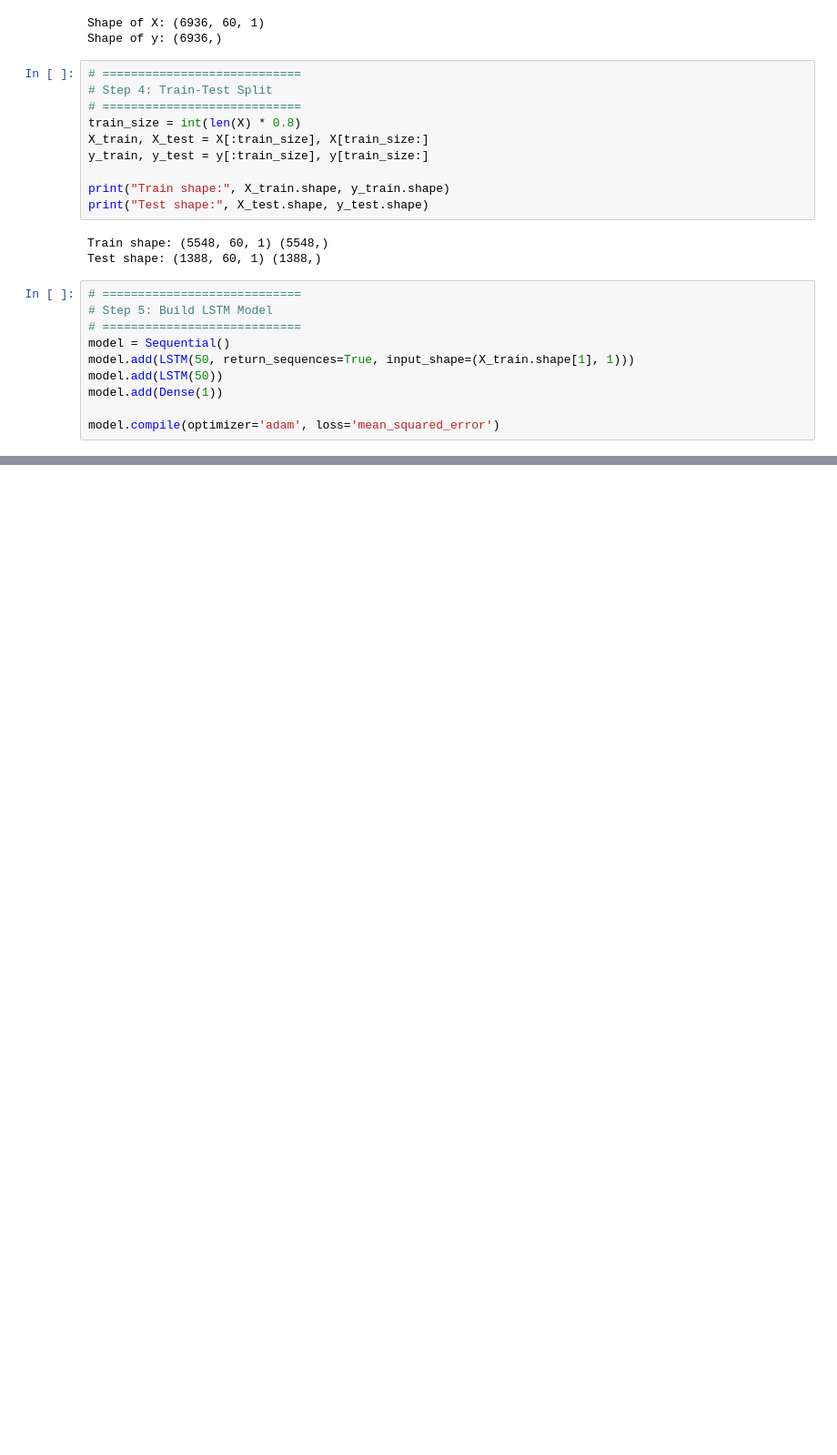
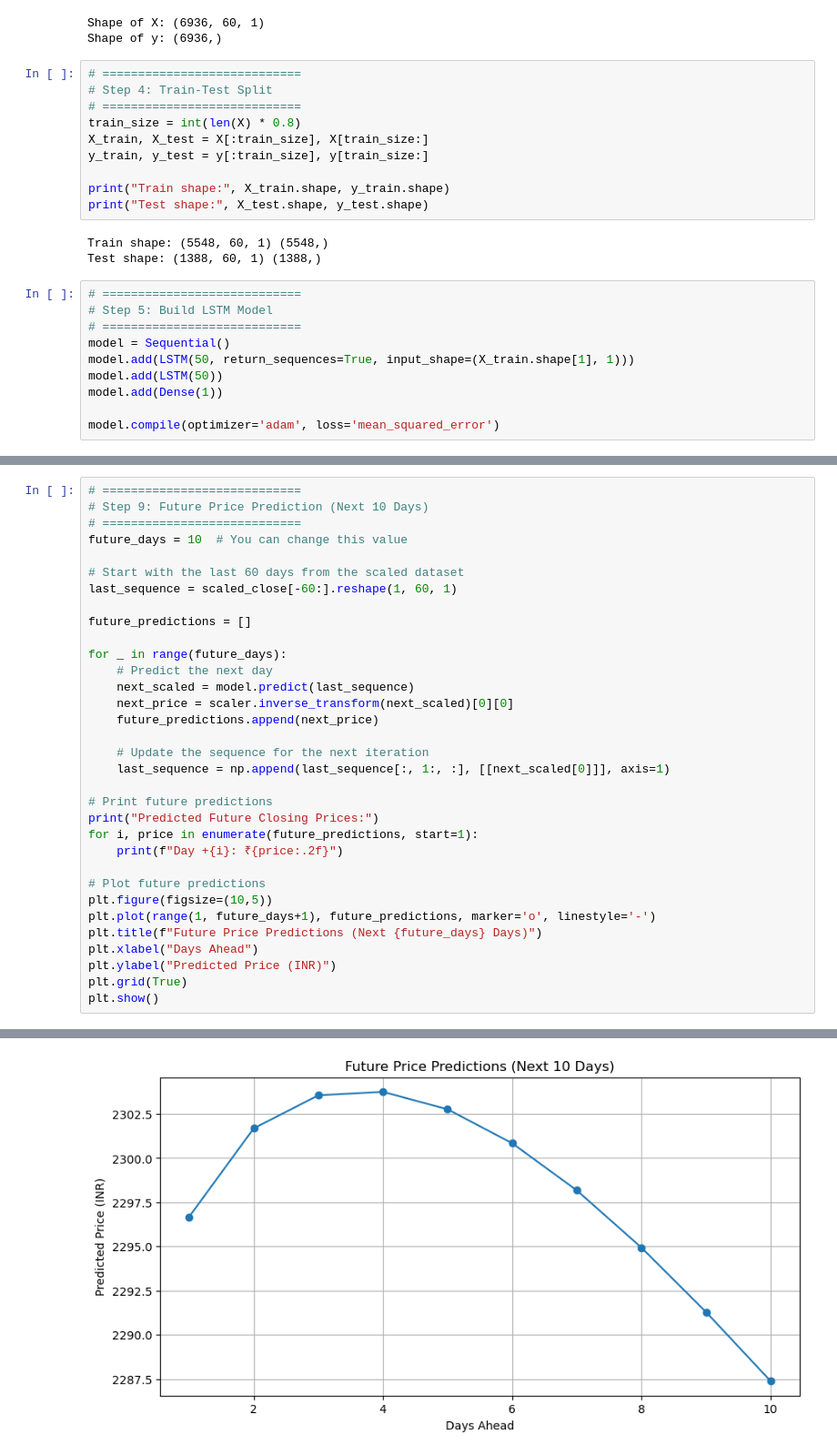
Before and after one commit to priya-78/stock-prediction, a Jupyter notebook: stockpred.ipynb, the cells around one changed output, grey strips where cells are left out. Shown at 91% size. Drawn from its saved outputs; the diff is of its cells as text; blank space fills up the shorter version.

```diff
--- a/stockpred.ipynb
+++ b/stockpred.ipynb
@@ -209,0 +210,34 @@ plt.show()
+# %%
+# ============================
+# Step 9: Future Price Prediction (Next 10 Days)
+# ============================
+future_days = 10  # You can change this value
+
+# Start with the last 60 days from the scaled dataset
+last_sequence = scaled_close[-60:].reshape(1, 60, 1)
+
+future_predictions = []
+
+for _ in range(future_days):
+    # Predict the next day
+    next_scaled = model.predict(last_sequence)
+    next_price = scaler.inverse_transform(next_scaled)[0][0]
+    future_predictions.append(next_price)
+
+    # Update the sequence for the next iteration
+    last_sequence = np.append(last_sequence[:, 1:, :], [[next_scaled[0]]], axis=1)
+
+# Print future predictions
+print("Predicted Future Closing Prices:")
+for i, price in enumerate(future_predictions, start=1):
+    print(f"Day +{i}: ₹{price:.2f}")
+
+# Plot future predictions
+plt.figure(figsize=(10,5))
+plt.plot(range(1, future_days+1), future_predictions, marker='o', linestyle='-')
+plt.title(f"Future Price Predictions (Next {future_days} Days)")
+plt.xlabel("Days Ahead")
+plt.ylabel("Predicted Price (INR)")
+plt.grid(True)
+plt.show()
+# %% [output]
@@ -209,0 +261 @@ plt.show()
+[figure, added]
```
Also changed, not shown: parts of 4 cells of this notebook.
